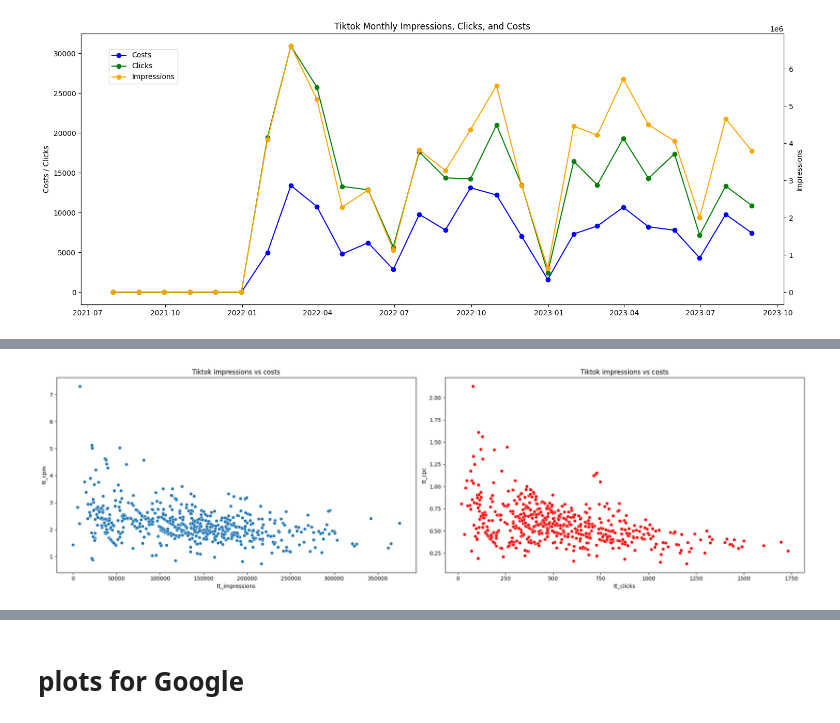
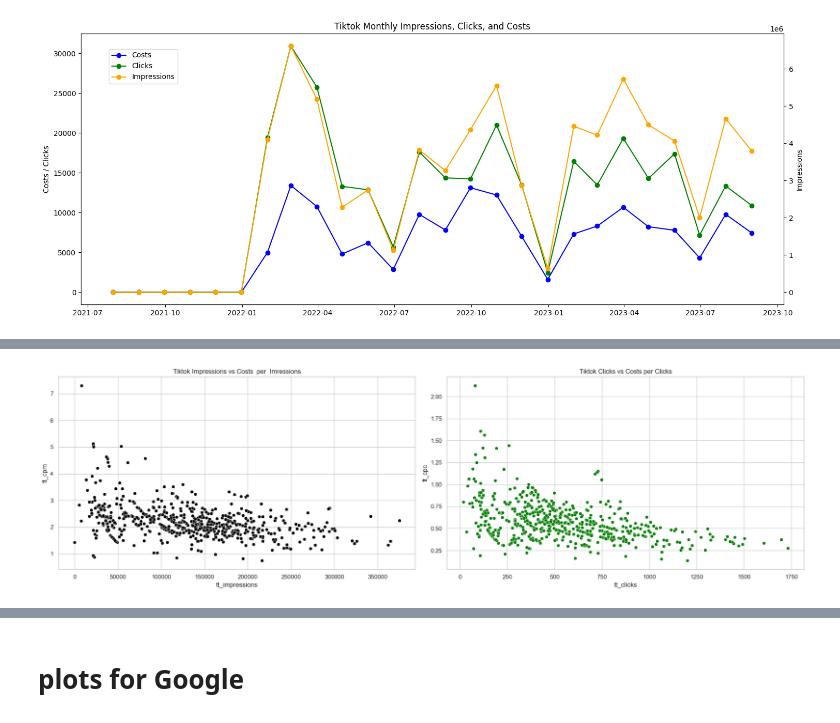
Before and after one commit to data-Zee/MMM-project-lewagon, a Jupyter notebook: notebooks/Noa's notebooks/Notebook for Afsoon Final.ipynb, the cells around one changed output, grey strips where cells are left out. Drawn from its saved outputs; the diff is of its cells as text; code cells hidden in the pictures.

```diff
--- a/notebooks/Noa's notebooks/Notebook for Afsoon Final.ipynb
+++ b/notebooks/Noa's notebooks/Notebook for Afsoon Final.ipynb
@@ -13,7 +13,7 @@ import numpy as np
 # %% [markdown]
 # Data upload
 # %%
-df=pd.read_csv('../../raw_data/df_NAN.csv')
+df=pd.read_csv('../../raw_data/df_raw_data.csv')
 channels_spend = ["tt_costs", "fb_costs", "google_costs"]
 df["Total_Spend"] = df[channels_spend].sum(axis=1)
 df.drop(columns=['Unnamed: 0'], inplace=True, axis=1)
@@ -203,18 +258,18 @@ plt.show()
 # %%
 plt.figure(figsize=(20,6))
 plt.subplot(1,2,1)
-sns.scatterplot(data=df, x="tt_impressions", y="tt_cpm")
+sns.scatterplot(data=df, x="tt_impressions", y="tt_cpm", c='black')
 plt.xlabel('tt_impressions')
 plt.ylabel('tt_cpm')
-plt.title('Tiktok impressions vs costs')
+plt.title('Tiktok Impressions vs Costs  per  Imressions')
 
 plt.subplot(1,2,2)
-sns.scatterplot(data=df, x="tt_clicks", y="tt_cpc", color='red')
+sns.scatterplot(data=df, x="tt_clicks", y="tt_cpc", color='green')
 plt.xlabel('tt_clicks')
 plt.ylabel('tt_cpc')
-plt.title('Tiktok Clicks vs Costs')
+plt.title('Tiktok Clicks vs Costs per Clicks')
 
 plt.tight_layout()
 plt.show()
 # %% [output]
-[figure, old version]
+[figure, new version]
```
Also changed, not shown: parts of 26 cells of this notebook.
